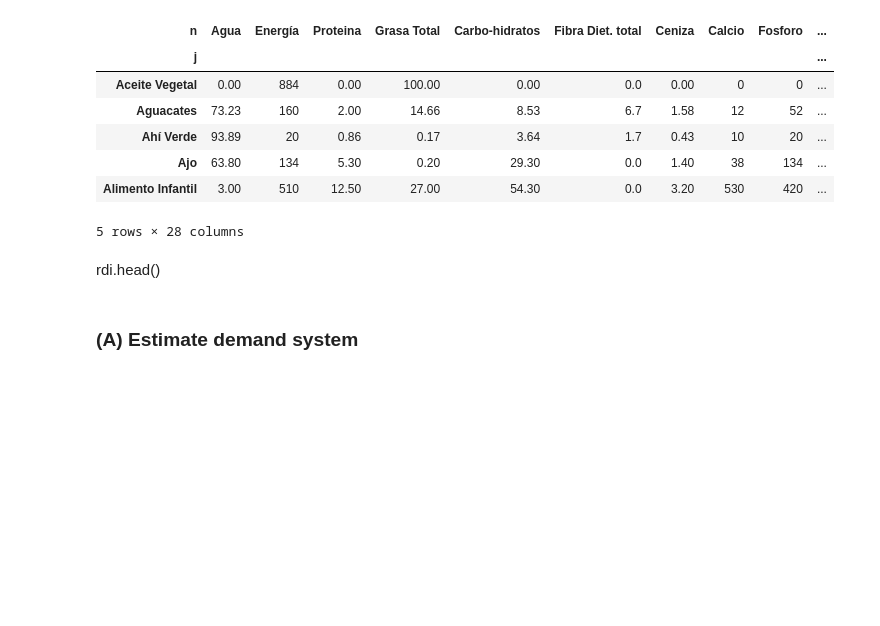
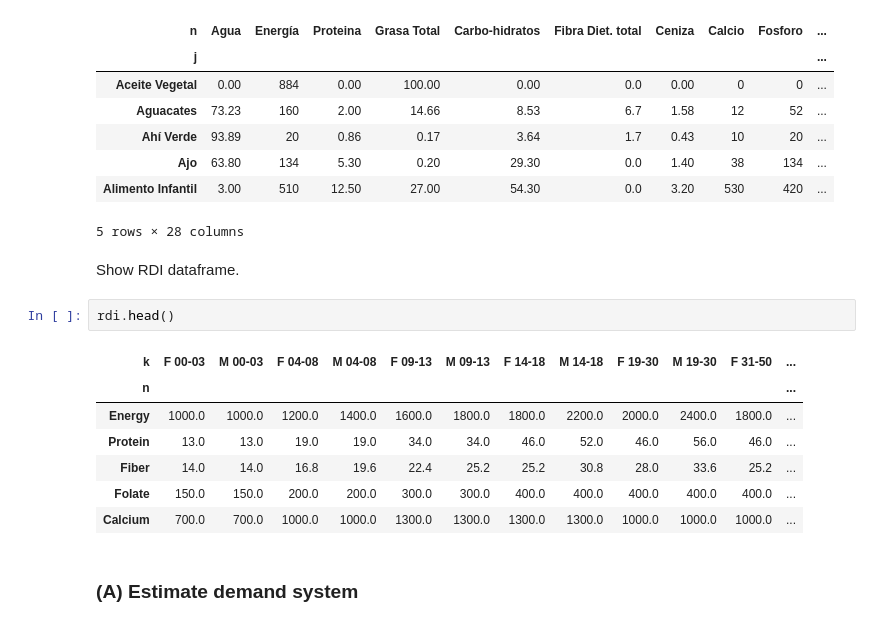
Before and after one commit to yingyinlii/team_johnhicks_proj03, a Jupyter notebook: food_demand.ipynb, the cells around one changed output. Cells and saved outputs as stored; diff of their text form; blank space fills up the shorter version.

```diff
--- a/food_demand.ipynb
+++ b/food_demand.ipynb
@@ -205,8 +180,18 @@ fct.head()
 | Ajo | 63.80 | 134 | 5.30 | 0.20 | 29.30 | 0.0 | 1.40 | 38 | 134 | ... |
 | Alimento Infantil | 3.00 | 510 | 12.50 | 27.00 | 54.30 | 0.0 | 3.20 | 530 | 420 | ... |
 5 rows × 28 columns
-# %% [markdown]
-rdi.head()
+# %% [markdown]
+Show RDI dataframe.
+# %%
+rdi.head()
+# %% [output]
+| k | F 00-03 | M 00-03 | F 04-08 | M 04-08 | F 09-13 | M 09-13 | F 14-18 | M 14-18 | F 19-30 | M 19-30 | F 31-50 | ... |
+| n |  |  |  |  |  |  |  |  |  |  |  | ... |
+| Energy | 1000.0 | 1000.0 | 1200.0 | 1400.0 | 1600.0 | 1800.0 | 1800.0 | 2200.0 | 2000.0 | 2400.0 | 1800.0 | ... |
+| Protein | 13.0 | 13.0 | 19.0 | 19.0 | 34.0 | 34.0 | 46.0 | 52.0 | 46.0 | 56.0 | 46.0 | ... |
+| Fiber | 14.0 | 14.0 | 16.8 | 19.6 | 22.4 | 25.2 | 25.2 | 30.8 | 28.0 | 33.6 | 25.2 | ... |
+| Folate | 150.0 | 150.0 | 200.0 | 200.0 | 300.0 | 300.0 | 400.0 | 400.0 | 400.0 | 400.0 | 400.0 | ... |
+| Calcium | 700.0 | 700.0 | 1000.0 | 1000.0 | 1300.0 | 1300.0 | 1300.0 | 1300.0 | 1000.0 | 1000.0 | 1000.0 | ... |
 # %% [markdown]
 ### (A) Estimate demand system
 # %% [markdown]
```
Also changed, not shown: parts of 28 cells of this notebook.
